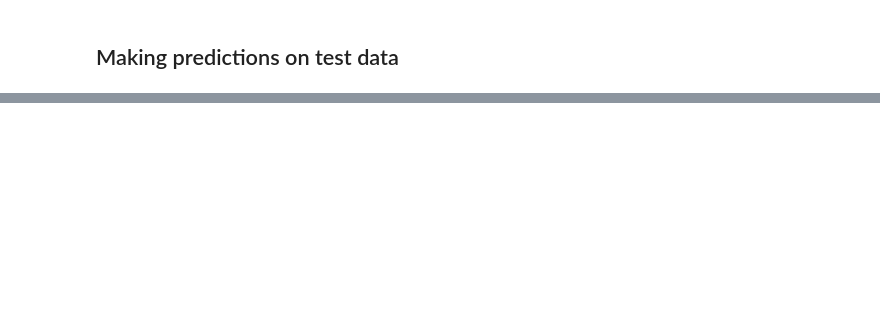
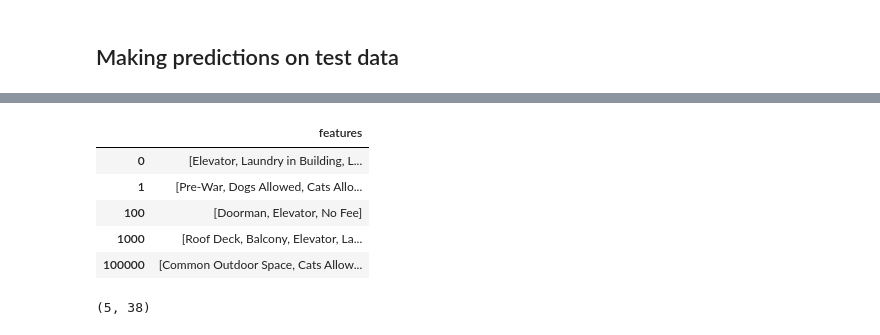
Before and after one commit to jnvipul/case_study, a Jupyter notebook: given_model.ipynb, the cells around one changed output, grey strips where cells are left out. Saved outputs shown, nothing was run; the diff lists cells and outputs as text; code cells hidden in the pictures; blank space fills up the shorter version.

```diff
--- a/given_model.ipynb
+++ b/given_model.ipynb
@@ -181,0 +257,6 @@ pd.Series(index = num_feats, data = clf.feature_importances_).sort_values().plot
+# %%
+data = pd.read_json('data/test.json')
+test_features = data['features']
+from itertools import chain
+test_features = list(chain.from_iterable(test_features))
+s_test = set(test_features)
@@ -181,0 +367,11 @@ pd.Series(index = num_feats, data = clf.feature_importances_).sort_values().plot
+# %%
+data = data.head(5)
+# %%
+data[['features']]
+# %% [output]
+|  | features |
+| 0 | [Elevator, Laundry in Building, L... |
+| 1 | [Pre-War, Dogs Allowed, Cats Allo... |
+| 100 | [Doorman, Elevator, No Fee] |
+| 1000 | [Roof Deck, Balcony, Elevator, La... |
+| 100000 | [Common Outdoor Space, Cats Allow... |
@@ -181,0 +390,4 @@ pd.Series(index = num_feats, data = clf.feature_importances_).sort_values().plot
+# %%
+data.shape
+# %% [output]
+(5, 38)
```
Also changed, not shown: parts of 28 cells of this notebook.
